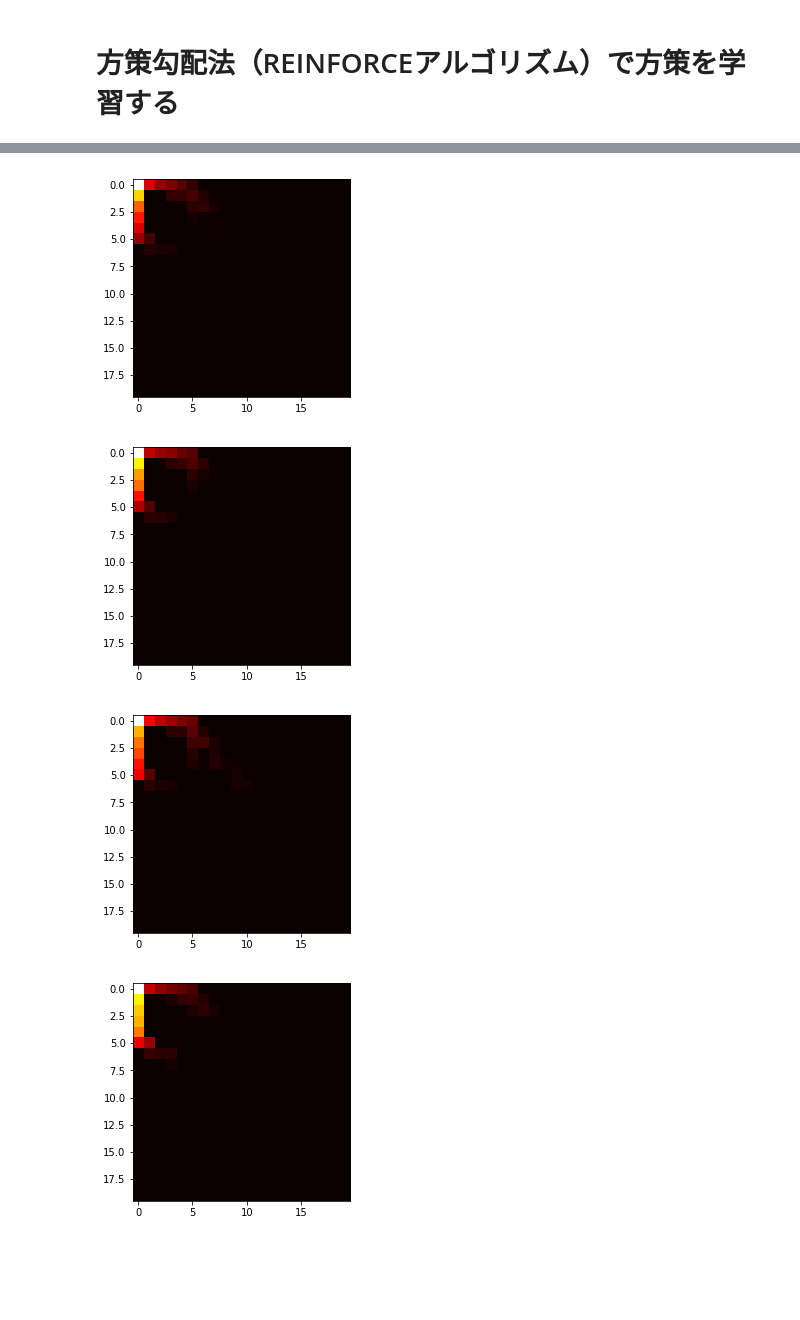
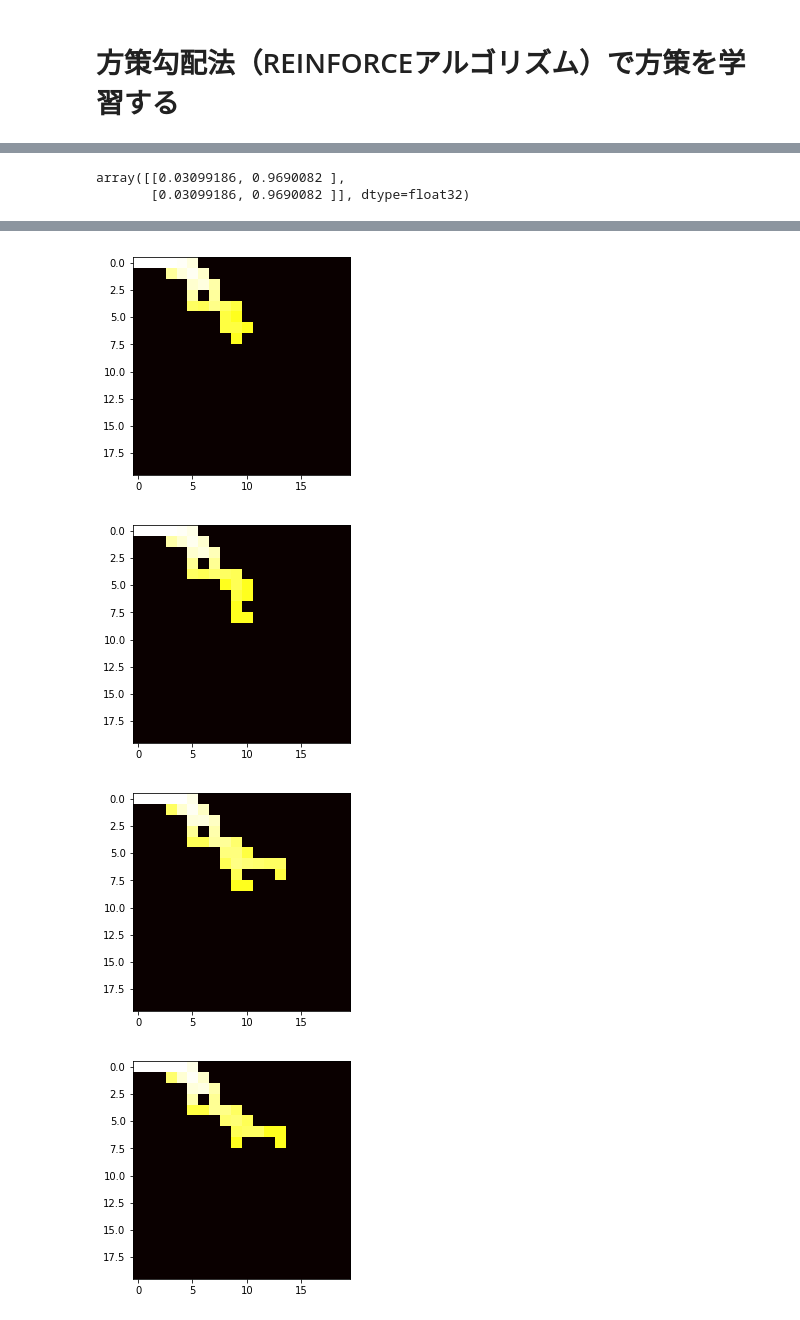
Before and after one commit to kruho/BlindCliffwalk, a Jupyter notebook: 05_policy_gradient.ipynb, the cells around one changed output, grey strips where cells are left out. Drawn from its saved outputs; the diff is of its cells as text; code cells hidden in the pictures; blank space fills up the shorter version.

```diff
--- a/05_policy_gradient.ipynb
+++ b/05_policy_gradient.ipynb
@@ -101,22 +128,22 @@ tf.global_variables_initializer().run()
 nb_epoch = 1000
 
 # MC計算に使うepisode数。パラメータ更新回数は　nb_episode　/　nb_mc　になる
-nb_mc = 100
+nb_mc = 10
 
 # ゴール到達後のstate valueの保存間隔
-save_interval = 1000
+save_interval = 100
 
 # ε-greedyのハイパーパラメータ
-epsilon = 0.3
+epsilon = 0.01
 # %%
 def gumbel_sampling(prob):
     rand = np.random.random(len(prob))
     g = -np.log(-np.log(rand))
     return np.argmax(g+np.log(prob))
 
-def epsilon_greedy(sess, t_policy_mean, state, env, epsilon):
+def epsilon_greedy(sess, t_policy, state, env, epsilon):
     if np.random.random(1) > epsilon:
-        action_prob = t_policy_mean.eval({t_state:np.expand_dims(state,0)}, sess)[0] + np.finfo(np.float32).eps
+        action_prob = t_policy.eval({t_state:np.expand_dims(np.array(state) * state_scale,0)}, sess)[0]# + np.finfo(np.float32).eps
     else:
         action_prob = np.random.random(2)
     action_prob = action_prob / action_prob.sum()
@@ -132,7 +159,7 @@ def get_trajectory(sess, env, nb_try=100):
         while status>=0:
 
                 # policyにしたがって行動を取る（まだ遷移させない）。εはゼロにしておく。
-                action_prob, action = epsilon_greedy(sess, t_policy_mean, current_state, env, 0.)
+                action_prob, action = epsilon_greedy(sess, t_policy, current_state, env, 0.)
 
                 # 行動に対する報酬と遷移後の状態の計算
                 next_state, reward, status = env.do_action(current_state, action)
@@ -151,3 +189,8 @@ plt.imshow(get_trajectory(sess, env), 'hot')
+# %%
+t_policy.eval({t_state:[[0,0],[0,0]]},sess)
+# %% [output]
+array([[0.03099186, 0.9690082 ],
+       [0.03099186, 0.9690082 ]], dtype=float32)
 # %%
 from tqdm import tqdm
 import copy
@@ -162,8 +205,9 @@ for epoch in tqdm(range(int(nb_epoch))):
     episode_actions = []
     episode_rewards = []
     success_count = 0
-    if not epoch%100:
-        plt.imshow(get_trajectory(sess, env), 'hot')
+    if not epoch%save_interval:
+#        plt.imshow(get_trajectory(sess, env), 'hot')
+        plt.imshow(np.log(get_trajectory(sess, env)+np.finfo(np.float32).eps), 'hot')
         plt.show()
 #        print()
     for mc_step in range(nb_mc):
@@ -173,7 +217,7 @@ for epoch in tqdm(range(int(nb_epoch))):
         status = 0
         while status >= 0:
             # policyにしたがって行動を取る（まだ遷移させない）
-            action_prob, action = epsilon_greedy(sess, t_policy_mean, current_state, env, epsilon)
+            action_prob, action = epsilon_greedy(sess, t_policy, current_state, env, epsilon)
 
             # 行動に対する報酬と遷移後の状態の計算
             next_state, reward, status = env.do_action(current_state, action)
@@ -183,8 +227,9 @@ for epoch in tqdm(range(int(nb_epoch))):
 #                reward=10#test
             if status==-1:
                 reward=-1#test
+#                reward=-0.1#test
 
-            if not epoch%100 and mc_step==0:
+            if not epoch%save_interval and mc_step==0:
                 pass
 #                print('s=',current_state,' p=',action_prob,' a=',action,' status=',status)
 
@@ -205,22 +250,13 @@ for epoch in tqdm(range(int(nb_epoch))):
     episode_actions = np.array(episode_actions)
     episode_rewards = np.array(episode_rewards)
     success_history.append(success_count)
-#    _, summary = sess.run(
     sess.run(
-#        [train_step, merged_summary_op],
         [train_step],
         feed_dict={
             t_action: episode_actions,
-            t_state: episode_states,
-            t_reward: np.expand_dims(episode_rewards, -1)
+#            t_state: episode_states,
+            t_state: episode_states * state_scale,
+            t_reward: episode_rewards
         }
     )
-
-#                if isSuccessed:
-#                    count += 1
-#                    if count==save_interval:
-    #                    stacked_q_table.append(np.copy(q_table))
-#                        count = 0
-    #    if not i%100:
-    #        temp.append(x.eval(session=sess))
 # %% [output]
@@ -229,4 +265,4 @@ for epoch in tqdm(range(int(nb_epoch))):
-[figure, old version]
+[figure, new version]
-[figure, old version]
+[figure, new version]
-[figure, old version]
+[figure, new version]
-[figure, old version]
+[figure, new version]
```
Also changed, not shown: parts of 10 cells of this notebook.
